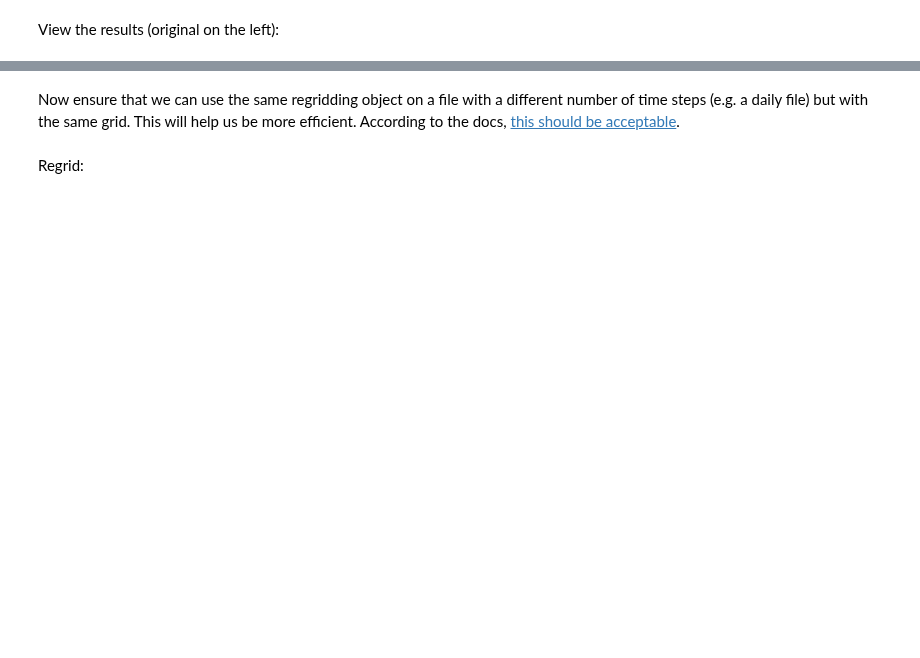
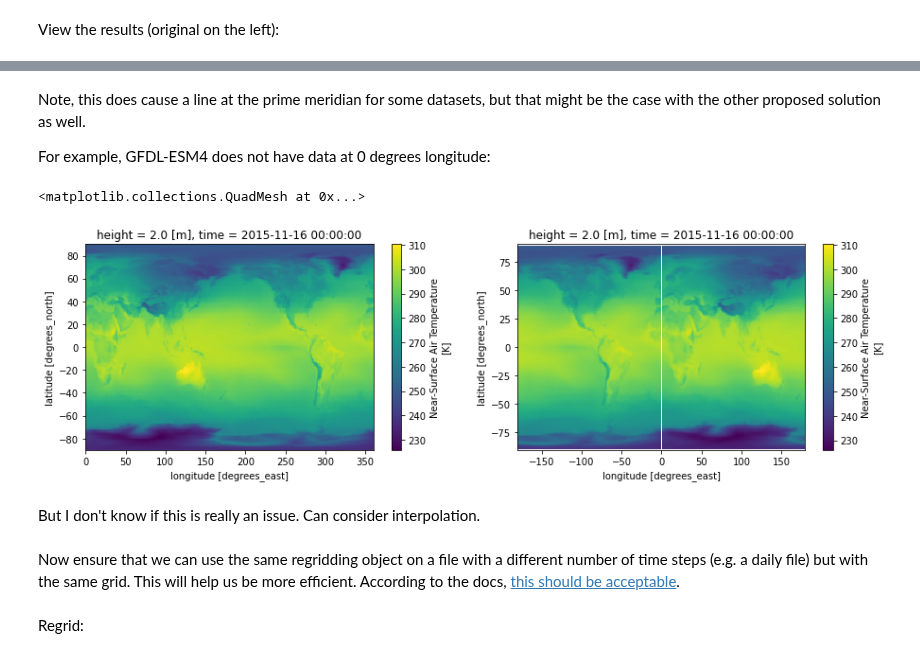
Before and after one commit to ua-snap/cmip6-utils, a Jupyter notebook: regridding/explore_regridding.ipynb, the cells around one changed output, grey strips where cells are left out. Cells and saved outputs as stored; diff of their text form; code cells hidden in the pictures; blank space fills up the shorter version.

```diff
--- a/regridding/explore_regridding.ipynb
+++ b/regridding/explore_regridding.ipynb
@@ -44,3 +60,24 @@ regrid_ds["tas"].isel(time=10).plot(ax=ax[1])
+# %% [markdown]
+Note, this does cause a line at the prime meridian for some datasets, but that might be the case with the other proposed solution as well.
+
+For example, GFDL-ESM4 does not have data at 0 degrees longitude:
+# %%
+src_fp = cmip6_dir.joinpath(
+    "ScenarioMIP/NOAA-GFDL/GFDL-ESM4/ssp585/r1i1p1f1/Amon/tas/gr1/v20180701/tas_Amon_GFDL-ESM4_ssp585_r1i1p1f1_gr1_201501-210012.nc"
+)
+src_ds = xr.open_dataset(src_fp)
+
+regridder = xe.Regridder(src_ds, dst_ds, "bilinear", unmapped_to_nan=True)
+regrid_ds = regridder(src_ds, keep_attrs=True)
+
+fig, ax = plt.subplots(1, 2, figsize=(15, 4))
+src_ds["tas"].isel(time=10).plot(ax=ax[0])
+regrid_ds["tas"].isel(time=10).plot(ax=ax[1])
+# %% [output]
+<matplotlib.collections.QuadMesh at 0x...>
+[figure, added]
+# %% [markdown]
+But I don't know if this is really an issue. Can consider interpolation.
 # %% [markdown]
 Now ensure that we can use the same regridding object on a file with a different number of time steps (e.g. a daily file) but with the same grid. This will help us be more efficient. According to the docs, [this should be acceptable](https://xesmf.readthedocs.io/en/latest/notebooks/Reuse_regridder.html).
 # %%
```
Also changed, not shown: parts of 12 cells of this notebook.
